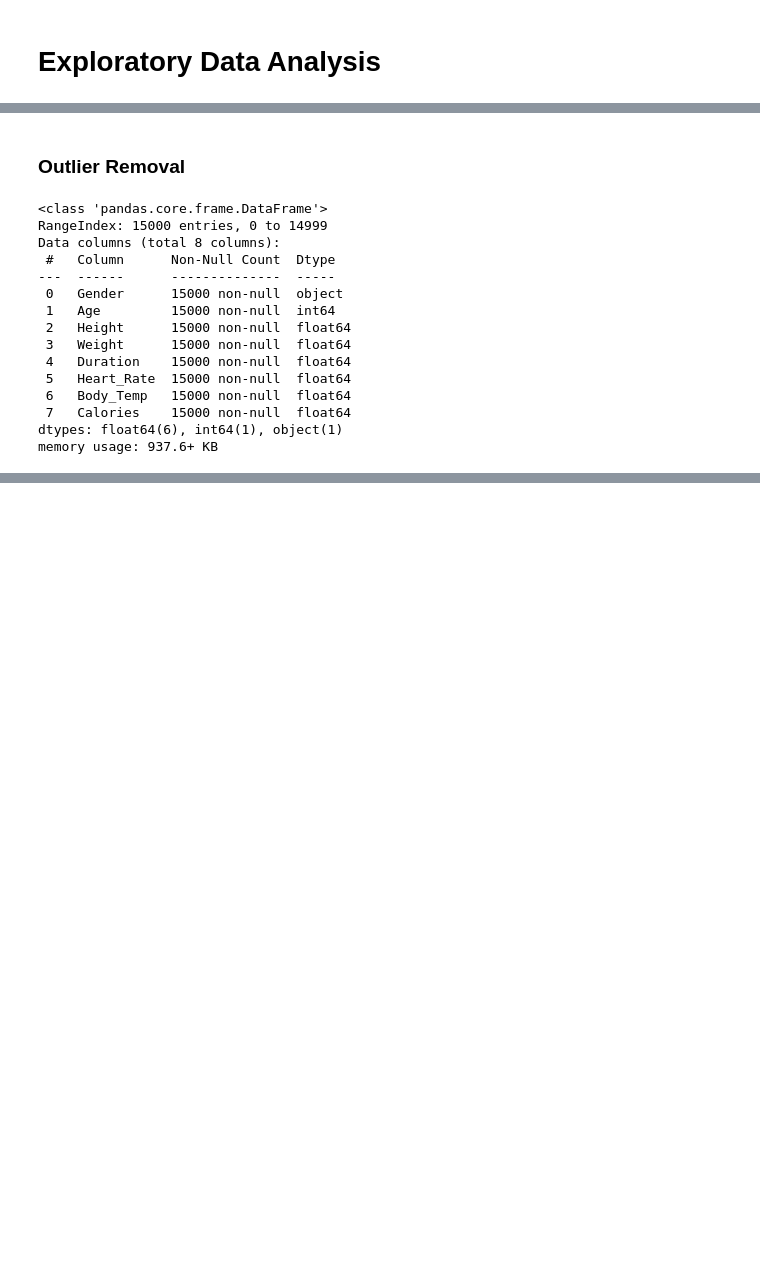
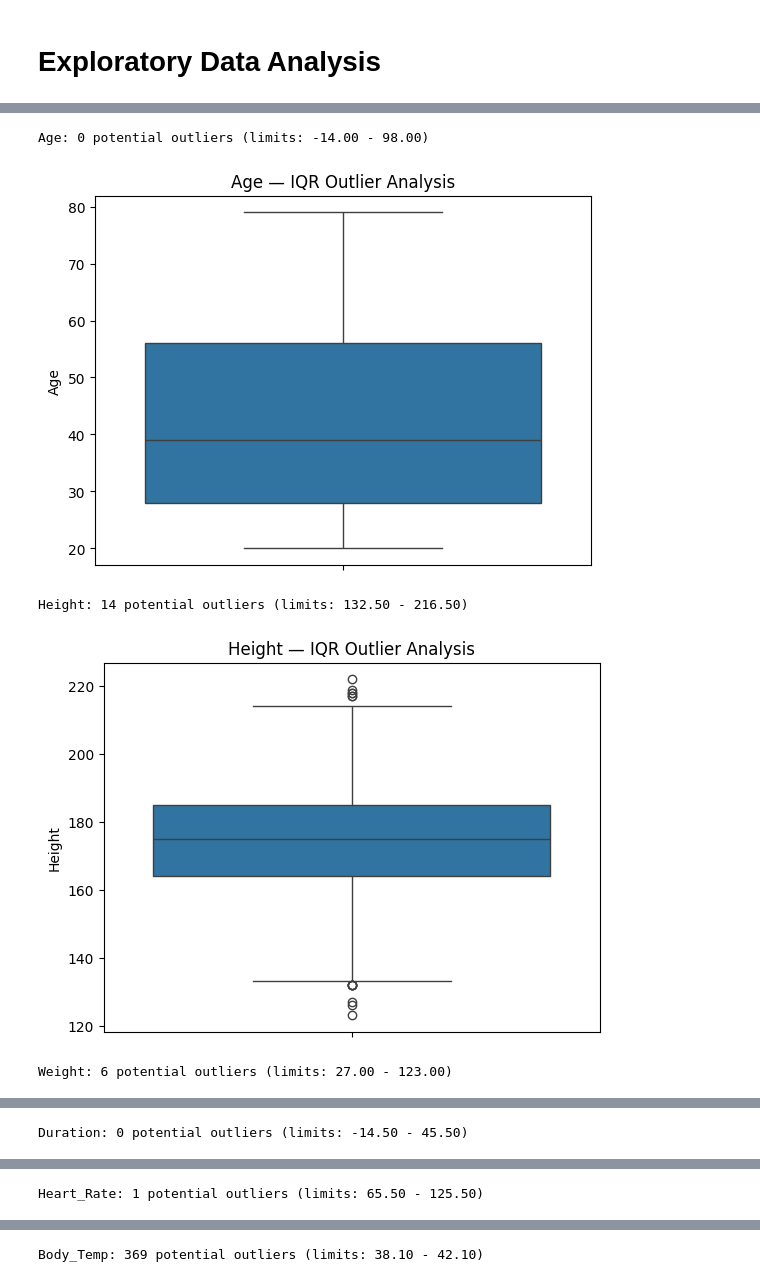
Before and after one commit to mafaldamsmartinho/calories-burned-regression, a Jupyter notebook: calories_regressor.ipynb, the cells around one changed output, grey strips where cells are left out. Saved outputs shown, nothing was run; the diff lists cells and outputs as text; code cells hidden in the pictures; blank space fills up the shorter version.

Commit message:
code cleanup, comments, improved outlier analysis

```diff
--- a/calories_regressor.ipynb
+++ b/calories_regressor.ipynb
@@ -173,37 +101,52 @@ sns.heatmap(correlations, annot=True, fmt=".3f")
-# %% [markdown]
-### Outlier Removal
-# %%
-mask = pd.Series(True, index=df.index)
-
-for col in num_columns:
-    Q1 = df[col].quantile(0.25)
-    Q3 = df[col].quantile(0.75)
-    IQR = Q3 - Q1
-    lower = Q1 - 1.5 * IQR
-    upper = Q3 + 1.5 * IQR
-    mask &= df[col].between(lower, upper)
-df = df[mask]
-# %%
-df.info()
-# %% [output]
-<class 'pandas.core.frame.DataFrame'>
-RangeIndex: 15000 entries, 0 to 14999
-Data columns (total 8 columns):
- #   Column      Non-Null Count  Dtype
----  ------      --------------  -----
- 0   Gender      15000 non-null  object
- 1   Age         15000 non-null  int64
- 2   Height      15000 non-null  float64
- 3   Weight      15000 non-null  float64
- 4   Duration    15000 non-null  float64
- 5   Heart_Rate  15000 non-null  float64
- 6   Body_Temp   15000 non-null  float64
- 7   Calories    15000 non-null  float64
-dtypes: float64(6), int64(1), object(1)
-memory usage: 937.6+ KB
 # %%
 X = df.drop("Calories", axis=1)
 y = df["Calories"]
 # %%
 num_columns = X.select_dtypes(include=["int64", "float64"]).columns
 cat_columns = X.select_dtypes(include=["object"]).columns
+# %%
+def visualize_outliers(data, target_c):
+    """
+    Visualize potential outliers using the IQR method.
+    No observations are removed or capped.
+
+    Parameters:
+    - data: DataFrame
+    - target_c: str
+        The target column to exclude from visualization.
+    """
+
+    numeric_columns = data.select_dtypes(include="number").columns
+    for c in numeric_columns:
+        if c == target_c:
+            continue
+
+        Q1 = data[c].quantile(0.25)
+        Q3 = data[c].quantile(0.75)
+        IQR = Q3 - Q1
+
+        lower_limit = Q1 - 1.5 * IQR
+        upper_limit = Q3 + 1.5 * IQR
+
+        outliers = data[
+            (data[c] < lower_limit) |
+            (data[c] > upper_limit)
+        ]
+
+        print(
+            f"{c}: {len(outliers)} potential outliers "
+            f"(limits: {lower_limit:.2f} - {upper_limit:.2f})"
+        )
+
+        sns.boxplot(data[c])
+        plt.title(f"{c} — IQR Outlier Analysis")
+        plt.show()
+
+
+visualize_outliers(df, target_c="Calories")
+# %% [output]
+Age: 0 potential outliers (limits: -14.00 - 98.00)
+[figure, added]
+Height: 14 potential outliers (limits: 132.50 - 216.50)
+[figure, added]
+Weight: 6 potential outliers (limits: 27.00 - 123.00)
@@ -209,0 +154 @@ cat_columns = X.select_dtypes(include=["object"]).columns
+Duration: 0 potential outliers (limits: -14.50 - 45.50)
@@ -209,0 +156 @@ cat_columns = X.select_dtypes(include=["object"]).columns
+Heart_Rate: 1 potential outliers (limits: 65.50 - 125.50)
@@ -209,0 +158 @@ cat_columns = X.select_dtypes(include=["object"]).columns
+Body_Temp: 369 potential outliers (limits: 38.10 - 42.10)
```
Also changed, not shown: parts of 23 cells of this notebook, 5 other files.
